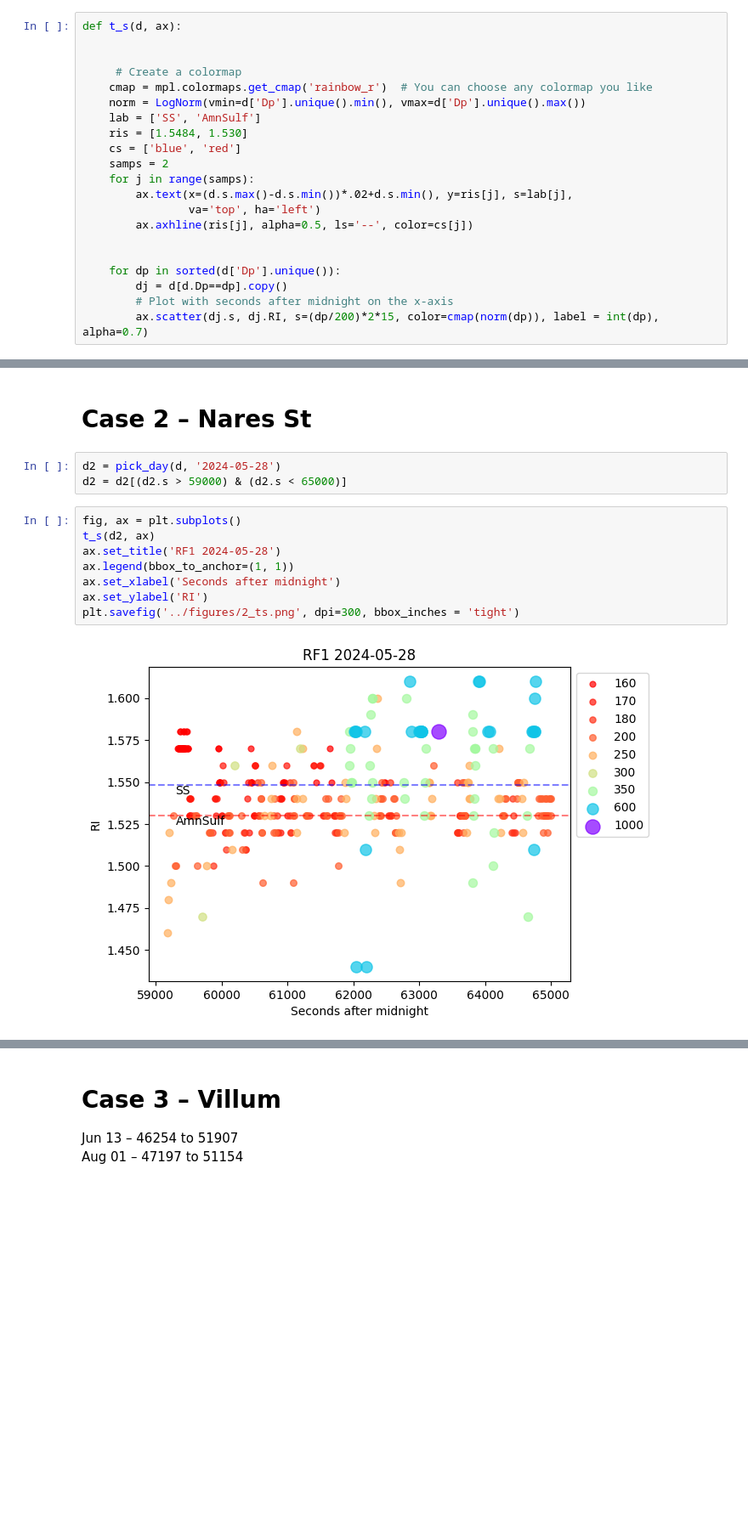
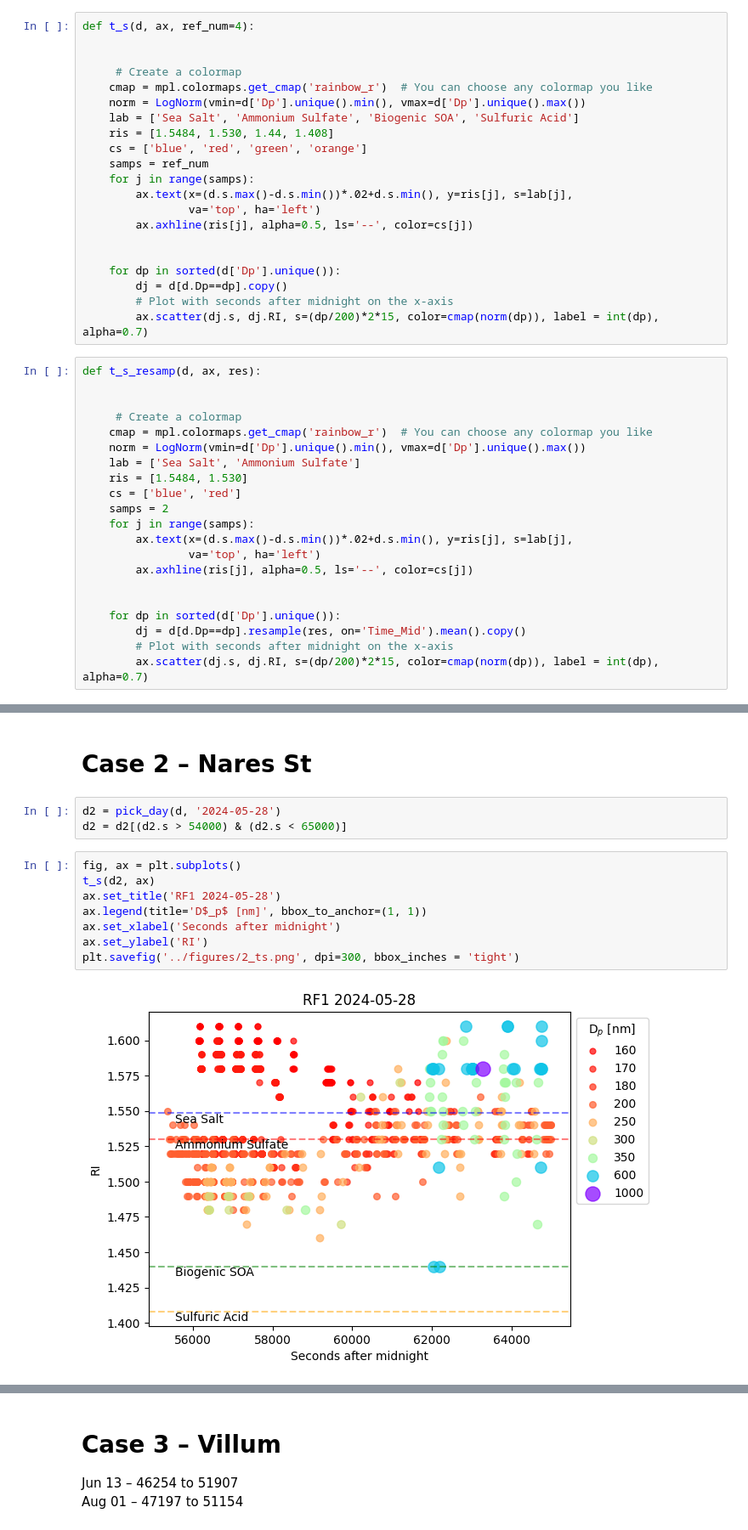
Before and after one commit to csoloff/ARCSIX_DASH_RI, a Jupyter notebook: scripts/02_cases.ipynb, the cells around one changed output, grey strips where cells are left out. Shown at 85% size. Cells and saved outputs as stored; diff of their text form; blank space fills up the shorter version.

```diff
--- a/scripts/02_cases.ipynb
+++ b/scripts/02_cases.ipynb
@@ -15,14 +15,35 @@ d['s'] = (d.Time_Mid - d.Time_Mid.dt.normalize()).dt.total_seconds()
 # %%
 def pick_day(d, date_str):
     return d[d.Time_Start.dt.date==pd.Timestamp(date_str).date()]
+# %%
+def t_s(d, ax, ref_num=4):
+
+
+     # Create a colormap
+    cmap = mpl.colormaps.get_cmap('rainbow_r')  # You can choose any colormap you like
+    norm = LogNorm(vmin=d['Dp'].unique().min(), vmax=d['Dp'].unique().max())
+    lab = ['Sea Salt', 'Ammonium Sulfate', 'Biogenic SOA', 'Sulfuric Acid']
+    ris = [1.5484, 1.530, 1.44, 1.408]
+    cs = ['blue', 'red', 'green', 'orange']
+    samps = ref_num
+    for j in range(samps):
+        ax.text(x=(d.s.max()-d.s.min())*.02+d.s.min(), y=ris[j], s=lab[j],
+                va='top', ha='left')
+        ax.axhline(ris[j], alpha=0.5, ls='--', color=cs[j])
+
+
+    for dp in sorted(d['Dp'].unique()):
+        dj = d[d.Dp==dp].copy()
+        # Plot with seconds after midnight on the x-axis
+        ax.scatter(dj.s, dj.RI, s=(dp/200)*2*15, color=cmap(norm(dp)), label = int(dp), alpha=0.7)
 # %%
-def t_s(d, ax):
+def t_s_resamp(d, ax, res):
 
 
      # Create a colormap
     cmap = mpl.colormaps.get_cmap('rainbow_r')  # You can choose any colormap you like
     norm = LogNorm(vmin=d['Dp'].unique().min(), vmax=d['Dp'].unique().max())
-    lab = ['SS', 'AmnSulf']
+    lab = ['Sea Salt', 'Ammonium Sulfate']
     ris = [1.5484, 1.530]
     cs = ['blue', 'red']
     samps = 2
@@ -33,7 +54,7 @@ def t_s(d, ax):
 
 
     for dp in sorted(d['Dp'].unique()):
-        dj = d[d.Dp==dp].copy()
+        dj = d[d.Dp==dp].resample(res, on='Time_Mid').mean().copy()
         # Plot with seconds after midnight on the x-axis
         ax.scatter(dj.s, dj.RI, s=(dp/200)*2*15, color=cmap(norm(dp)), label = int(dp), alpha=0.7)
 # %%
@@ -187,14 +187,14 @@ plt.grid(axis='y', linestyle='--', alpha=0.7)
 # Case 2 – Nares St
 # %%
 d2 = pick_day(d, '2024-05-28')
-d2 = d2[(d2.s > 59000) & (d2.s < 65000)]
+d2 = d2[(d2.s > 54000) & (d2.s < 65000)]
 # %%
 fig, ax = plt.subplots()
 t_s(d2, ax)
 ax.set_title('RF1 2024-05-28')
-ax.legend(bbox_to_anchor=(1, 1))
+ax.legend(title='D$_p$ [nm]', bbox_to_anchor=(1, 1))
 ax.set_xlabel('Seconds after midnight')
 ax.set_ylabel('RI')
 plt.savefig('../figures/2_ts.png', dpi=300, bbox_inches = 'tight')
 # %% [output]
-[figure, old version]
+[figure, new version]
```
Also changed, not shown: parts of 13 cells of this notebook.
